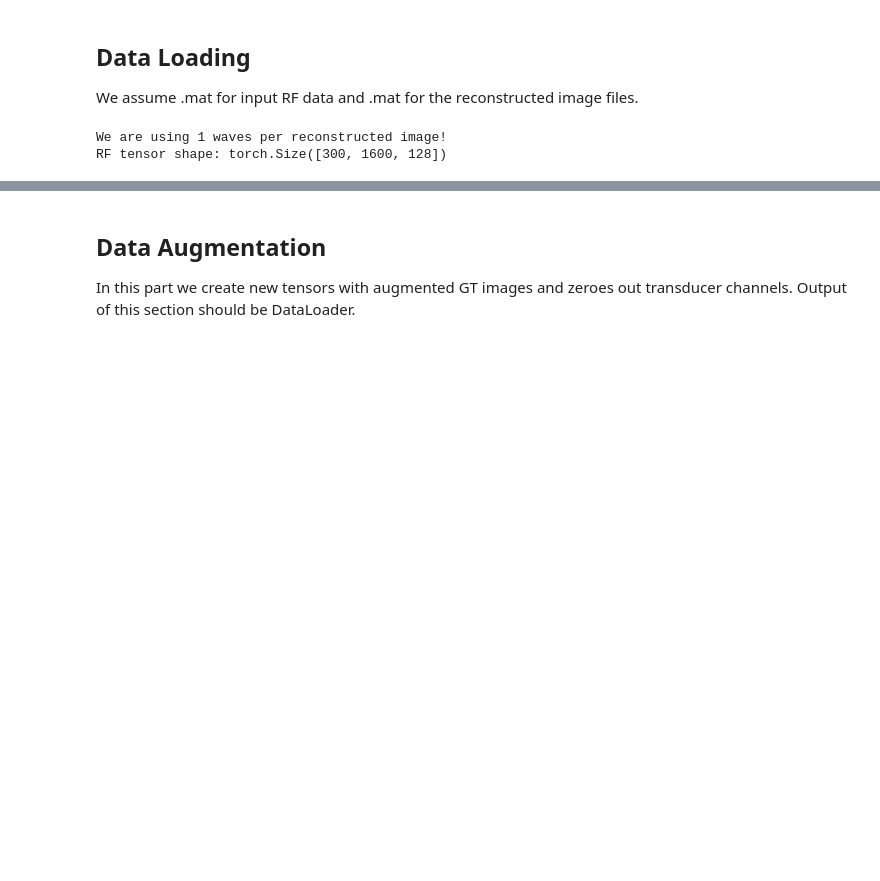
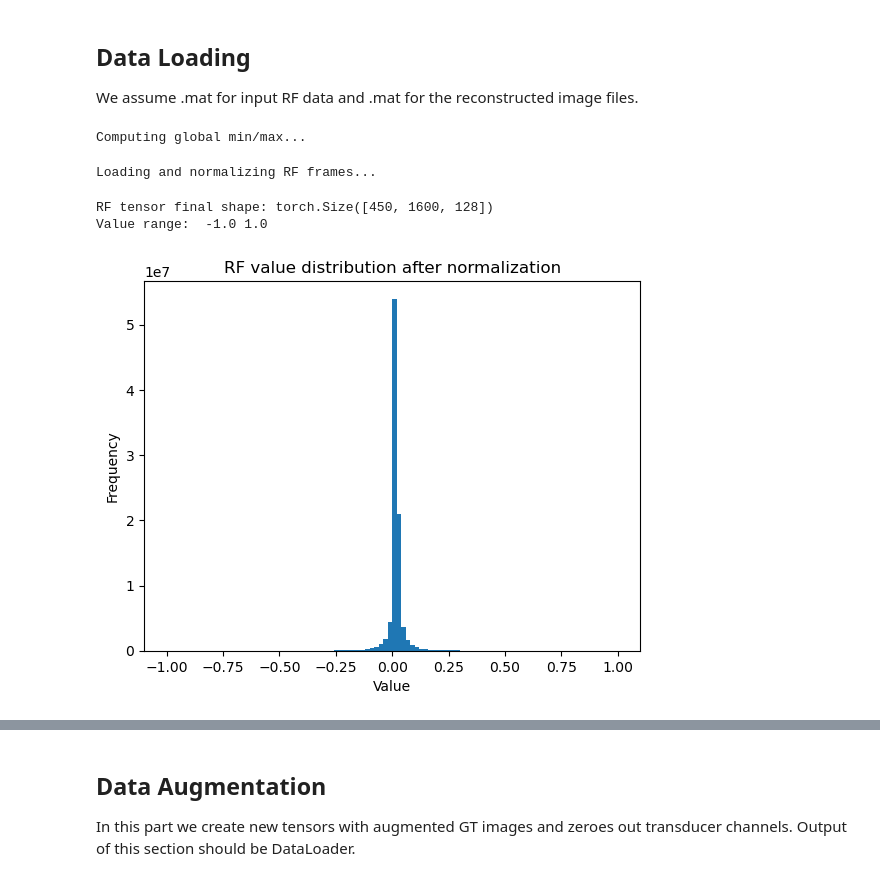
Before and after one commit to jacobinsilico/ReconstructUS, a Jupyter notebook: train_effunet.ipynb, the cells around one changed output, grey strips where cells are left out. Saved outputs shown, nothing was run; the diff lists cells and outputs as text; code cells hidden in the pictures; blank space fills up the shorter version.

```diff
--- a/train_effunet.ipynb
+++ b/train_effunet.ipynb
@@ -76,16 +108,38 @@ else:
 ## Data Loading
 We assume .mat for input RF data and .mat for the reconstructed image files.
 # %%
-# test rf loading
-rf_paths  = sorted(glob(os.path.join(CONFIG['data_dir_rf'], 'rf_*.mat')))
-rf_tensor = load_rf_stack(rf_paths, target_depth=TARGET_DEPTH)  # Output: [300, TARGET_DEPTH, 128]
+# CORRECT DONT TOUCH
+# Gather paths
+rf_paths = sorted(glob(os.path.join(CONFIG['data_dir_rf'], 'rf_*.mat')))
 
+# First pass: compute normalization stats
+global_min, global_max = compute_global_min_max(rf_paths)
+
+# Second pass: load RF, normalize, pad
+rf_tensor = load_rf_stack(rf_paths, TARGET_DEPTH, global_min, global_max)
+
+# Optional: group plane waves if using multiple per image
 if PW_PER_IMG != 1:
-    rf_tensor = group_plane_waves(rf_tensor, PW_PER_IMG)  # shape: [60, 5, 1600, 128]
+    rf_tensor = group_plane_waves(rf_tensor, PW_PER_IMG)
 
-print(f"We are using {PW_PER_IMG} waves per reconstructed image!")
-print("RF tensor shape:", rf_tensor.shape)
+# -------------------------------
+# 4. Sanity Checks
+# -------------------------------
+print("RF tensor final shape:", rf_tensor.shape)
+print("Value range: ", rf_tensor.min().item(), rf_tensor.max().item())
+assert -1.01 <= rf_tensor.min() <= 0.0, "RF min value out of range!"
+assert  0.0 <= rf_tensor.max() <= 1.01, "RF max value out of range!"
+
+# Optional histogram to visualize value distribution
+plt.hist(rf_tensor.flatten().numpy(), bins=100)
+plt.title("RF value distribution after normalization")
+plt.xlabel("Value")
+plt.ylabel("Frequency")
+plt.show()
 # %% [output]
-We are using 1 waves per reconstructed image!
-RF tensor shape: torch.Size([300, 1600, 128])
+Computing global min/max...
+Loading and normalizing RF frames...
+RF tensor final shape: torch.Size([450, 1600, 128])
+Value range:  -1.0 1.0
+[figure, added]
 # %%
```
Also changed, not shown: parts of 30 cells of this notebook.
